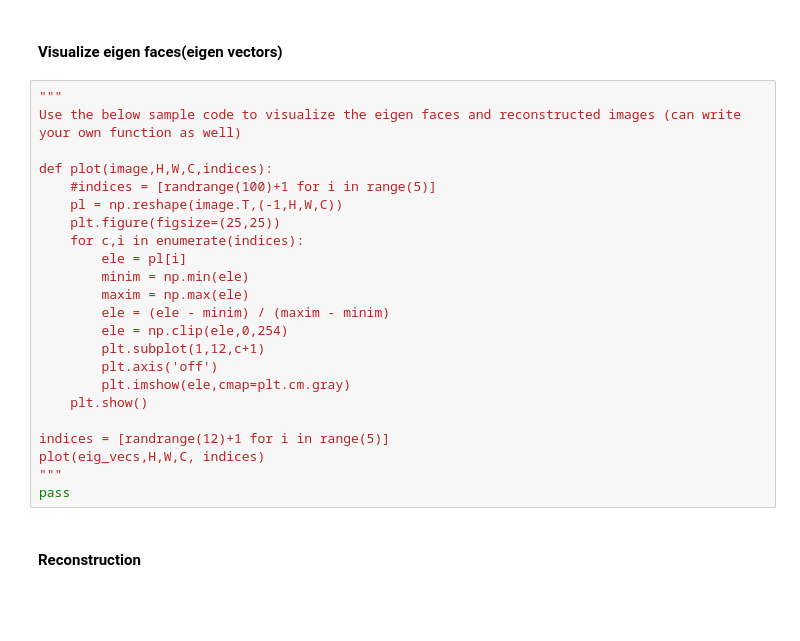
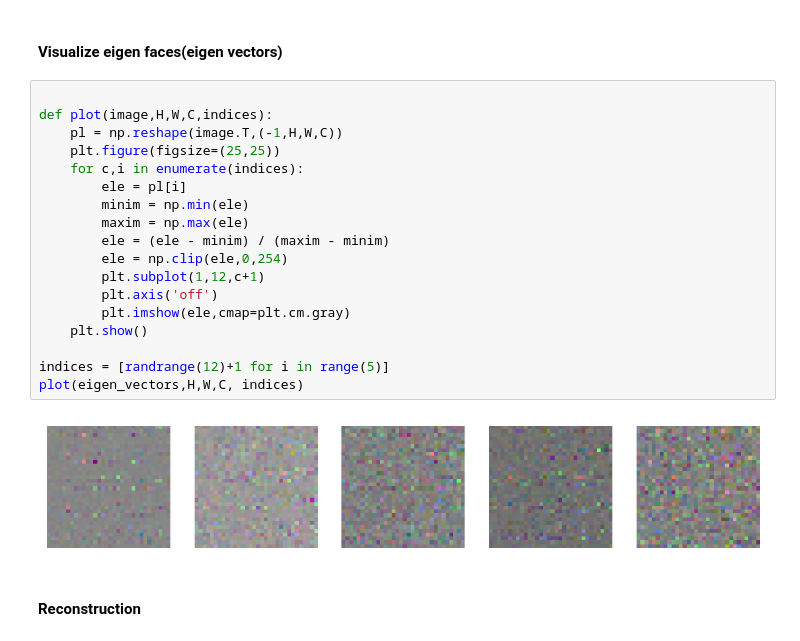
Before and after one commit to siddik11803-IIITH/PCA-Regression-Nearest-Neighbours, a Jupyter notebook: RollNumber_Q2.ipynb, the cells around one changed output. Cells and saved outputs as stored; diff of their text form; blank space fills up the shorter version.

```diff
--- a/RollNumber_Q2.ipynb
+++ b/RollNumber_Q2.ipynb
@@ -149,28 +170,25 @@ Let's define reconstruction error as the frobenius norm of the difference betwee
 # %% [markdown]
 #### Visualize eigen faces(eigen vectors)
 # %%
-"""
-Use the below sample code to visualize the eigen faces and reconstructed images (can write your own function as well)
 
 def plot(image,H,W,C,indices):
-    #indices = [randrange(100)+1 for i in range(5)]
     pl = np.reshape(image.T,(-1,H,W,C))
     plt.figure(figsize=(25,25))
     for c,i in enumerate(indices):
         ele = pl[i]
         minim = np.min(ele)
         maxim = np.max(ele)
         ele = (ele - minim) / (maxim - minim)
         ele = np.clip(ele,0,254)
         plt.subplot(1,12,c+1)
         plt.axis('off')
         plt.imshow(ele,cmap=plt.cm.gray)
     plt.show()
 
 indices = [randrange(12)+1 for i in range(5)]
-plot(eig_vecs,H,W,C, indices)
-"""
-pass
+plot(eigen_vectors,H,W,C, indices)
+# %% [output]
+[figure, added]
 # %% [markdown]
 #### Reconstruction
 # %%
```
Also changed, not shown: parts of 5 cells of this notebook.
